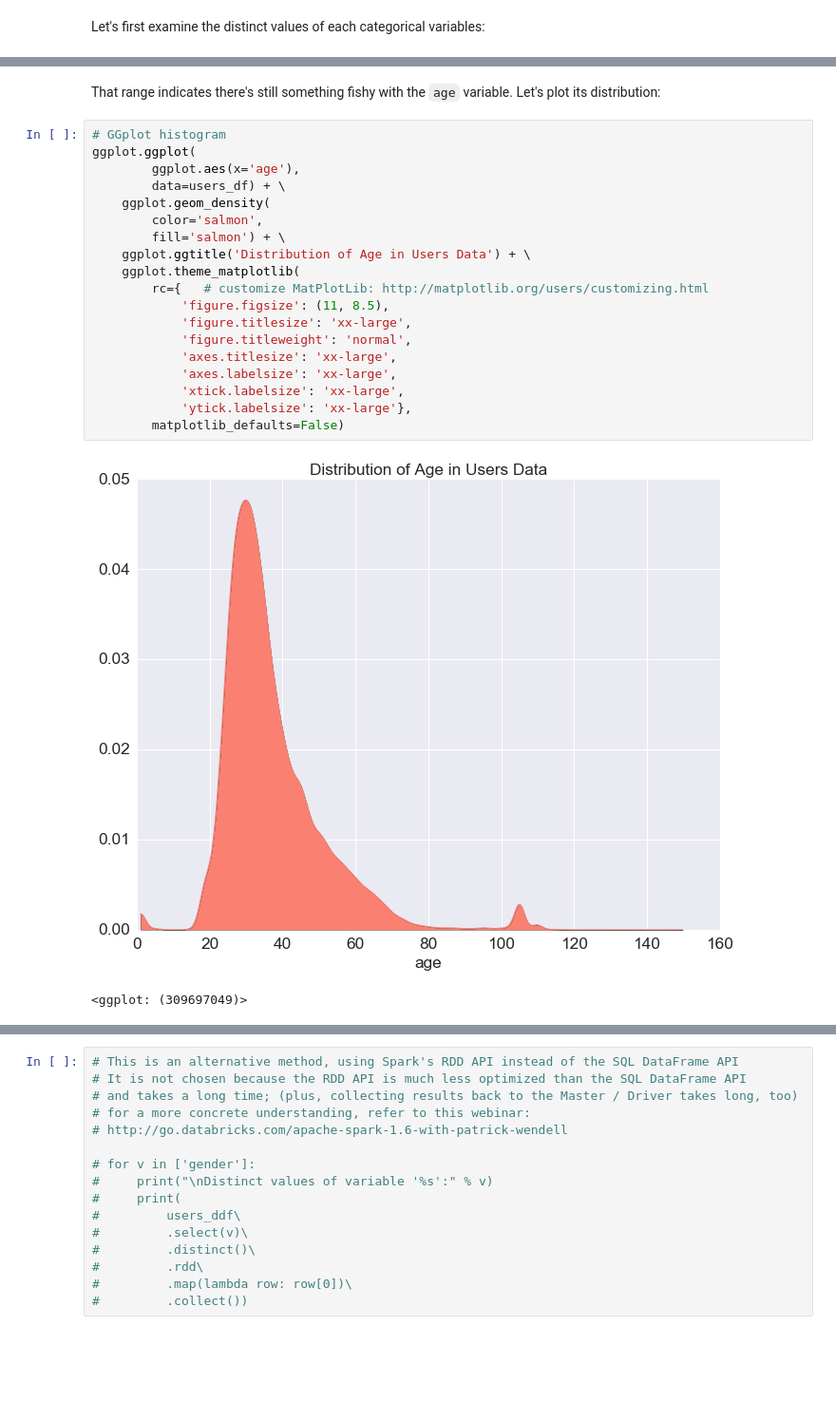
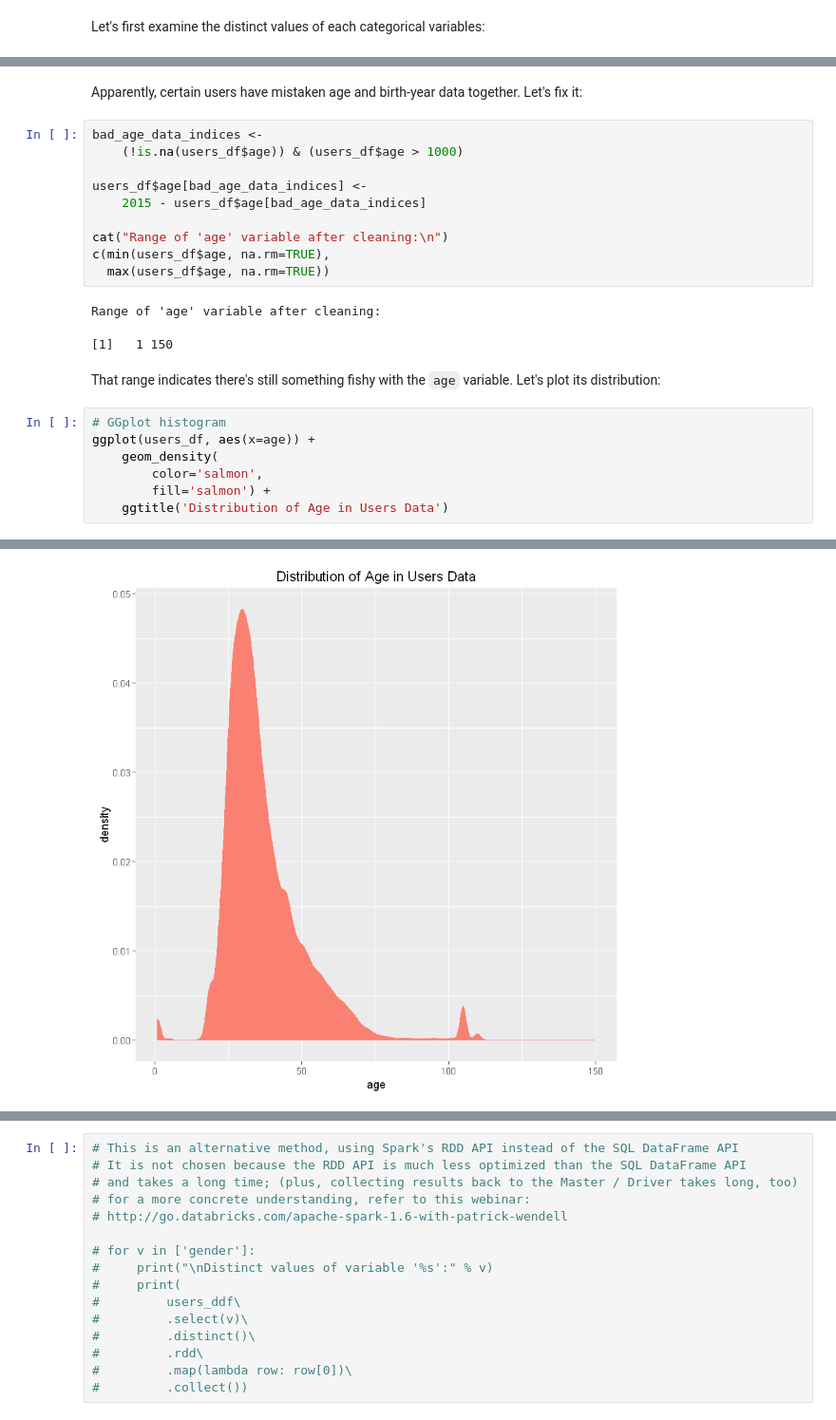
Before and after one commit to ChicagoBoothAnalytics/RelationalData, a Jupyter notebook: Cases/Kaggle AirBnB/R/KaggleAirBnB-RDataFrame-RDataTable-SparkRSQLDataFrame.ipynb, the cells around one changed output, grey strips where cells are left out. Shown at 95% size. Saved outputs shown, nothing was run; the diff lists cells and outputs as text; blank space fills up the shorter version.

```diff
--- a/Cases/Kaggle AirBnB/R/KaggleAirBnB-RDataFrame-RDataTable-SparkRSQLDataFrame.ipynb
+++ b/Cases/Kaggle AirBnB/R/KaggleAirBnB-RDataFrame-RDataTable-SparkRSQLDataFrame.ipynb
@@ -2323,24 +2002,25 @@ Range of 'age' variable after cleaning: [1, 150]
+# %% [markdown]
+Apparently, certain users have mistaken age and birth-year data together. Let's fix it:
+# %%
+bad_age_data_indices <-
+    (!is.na(users_df$age)) & (users_df$age > 1000)
+
+users_df$age[bad_age_data_indices] <-
+    2015 - users_df$age[bad_age_data_indices]
+
+cat("Range of 'age' variable after cleaning:\n")
+c(min(users_df$age, na.rm=TRUE),
+  max(users_df$age, na.rm=TRUE))
+# %% [output]
+Range of 'age' variable after cleaning:
+[1]   1 150
 # %% [markdown]
 That range indicates there's still something fishy with the `age` variable. Let's plot its distribution:
-# %%
-# GGplot histogram
-ggplot.ggplot(
-        ggplot.aes(x='age'),
-        data=users_df) + \
-    ggplot.geom_density(
-        color='salmon',
-        fill='salmon') + \
-    ggplot.ggtitle('Distribution of Age in Users Data') + \
-    ggplot.theme_matplotlib(
-        rc={   # customize MatPlotLib: http://matplotlib.org/users/customizing.html
-            'figure.figsize': (11, 8.5),
-            'figure.titlesize': 'xx-large',
-            'figure.titleweight': 'normal',
-            'axes.titlesize': 'xx-large',
-            'axes.labelsize': 'xx-large',
-            'xtick.labelsize': 'xx-large',
-            'ytick.labelsize': 'xx-large'},
-        matplotlib_defaults=False)
-# %% [output]
-[figure, removed]
-<ggplot: (309697049)>
+# %%
+# GGplot histogram
+ggplot(users_df, aes(x=age)) +
+    geom_density(
+        color='salmon',
+        fill='salmon') +
+    ggtitle('Distribution of Age in Users Data')
+# %% [output]
@@ -2346,0 +2029 @@ ggplot.ggplot(
+[figure, added]
```
Also changed, not shown: parts of 165 cells of this notebook.
